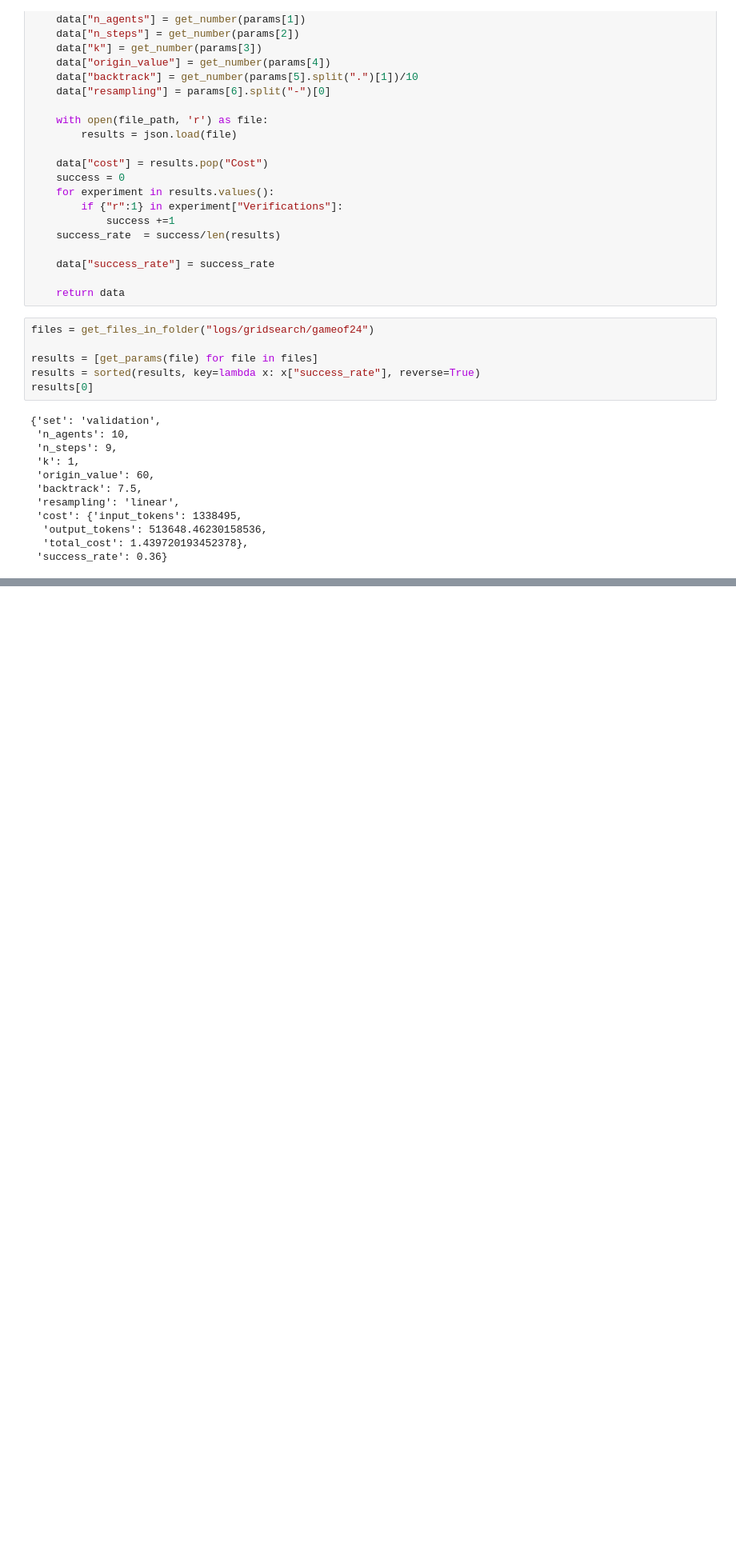
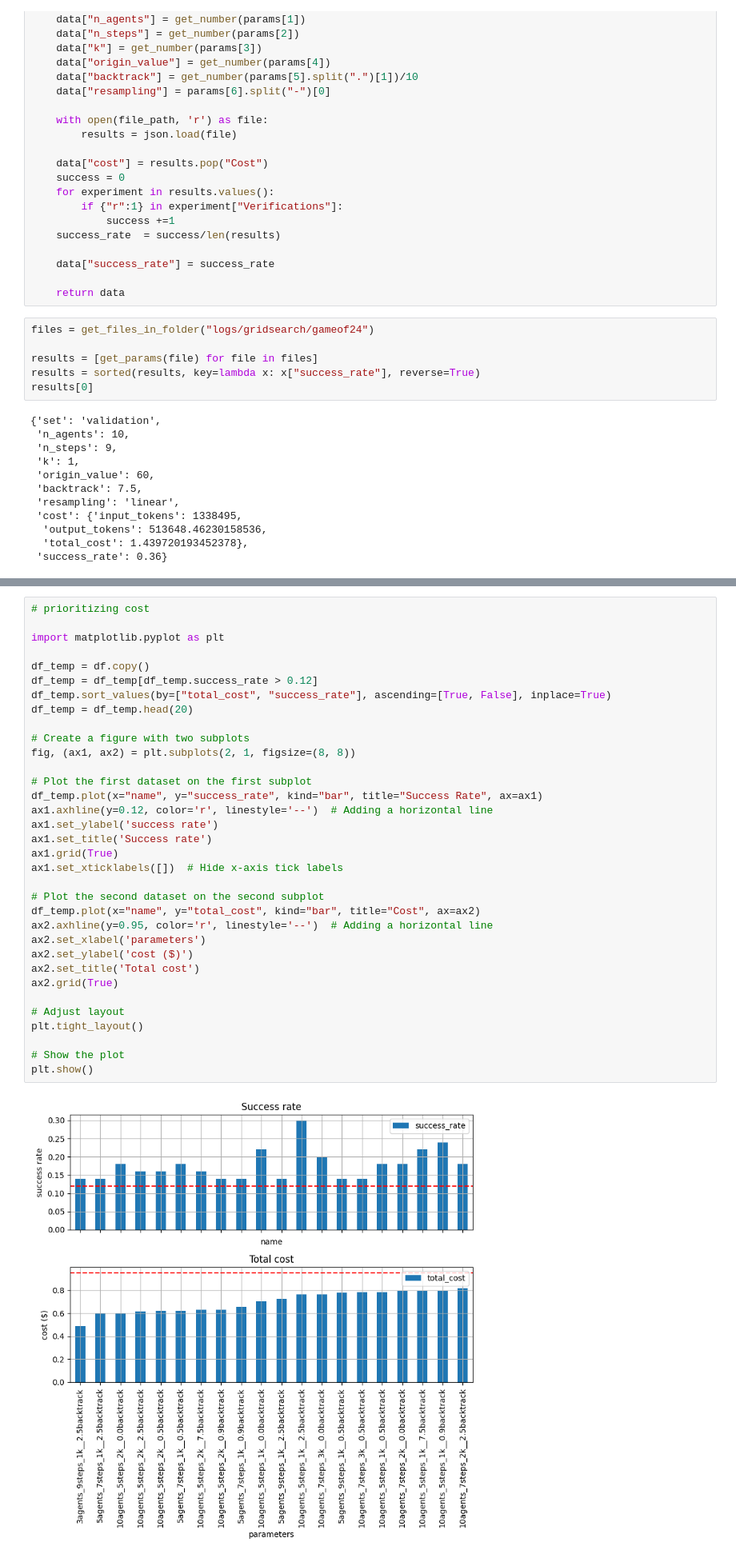
Before and after one commit to au-clan/FoA, a Jupyter notebook: n_overleaf.ipynb, the cells around one changed output, grey strips where cells are left out. Shown at 80% size. Saved outputs shown, nothing was run; the diff lists cells and outputs as text; blank space fills up the shorter version.

```diff
--- a/n_overleaf.ipynb
+++ b/n_overleaf.ipynb
@@ -135,0 +109,36 @@ plt.show()
+# %%
+# prioritizing cost
+
+import matplotlib.pyplot as plt
+
+df_temp = df.copy()
+df_temp = df_temp[df_temp.success_rate > 0.12]
+df_temp.sort_values(by=["total_cost", "success_rate"], ascending=[True, False], inplace=True)
+df_temp = df_temp.head(20)
+
+# Create a figure with two subplots
+fig, (ax1, ax2) = plt.subplots(2, 1, figsize=(8, 8))
+
+# Plot the first dataset on the first subplot
+df_temp.plot(x="name", y="success_rate", kind="bar", title="Success Rate", ax=ax1)
+ax1.axhline(y=0.12, color='r', linestyle='--')  # Adding a horizontal line
+ax1.set_ylabel('success rate')
+ax1.set_title('Success rate')
+ax1.grid(True)
+ax1.set_xticklabels([])  # Hide x-axis tick labels
+
+# Plot the second dataset on the second subplot
+df_temp.plot(x="name", y="total_cost", kind="bar", title="Cost", ax=ax2)
+ax2.axhline(y=0.95, color='r', linestyle='--')  # Adding a horizontal line
+ax2.set_xlabel('parameters')
+ax2.set_ylabel('cost ($)')
+ax2.set_title('Total cost')
+ax2.grid(True)
+
+# Adjust layout
+plt.tight_layout()
+
+# Show the plot
+plt.show()
+# %% [output]
+[figure, added]
```
Also changed, not shown: parts of 4 cells of this notebook, 2 other files.
